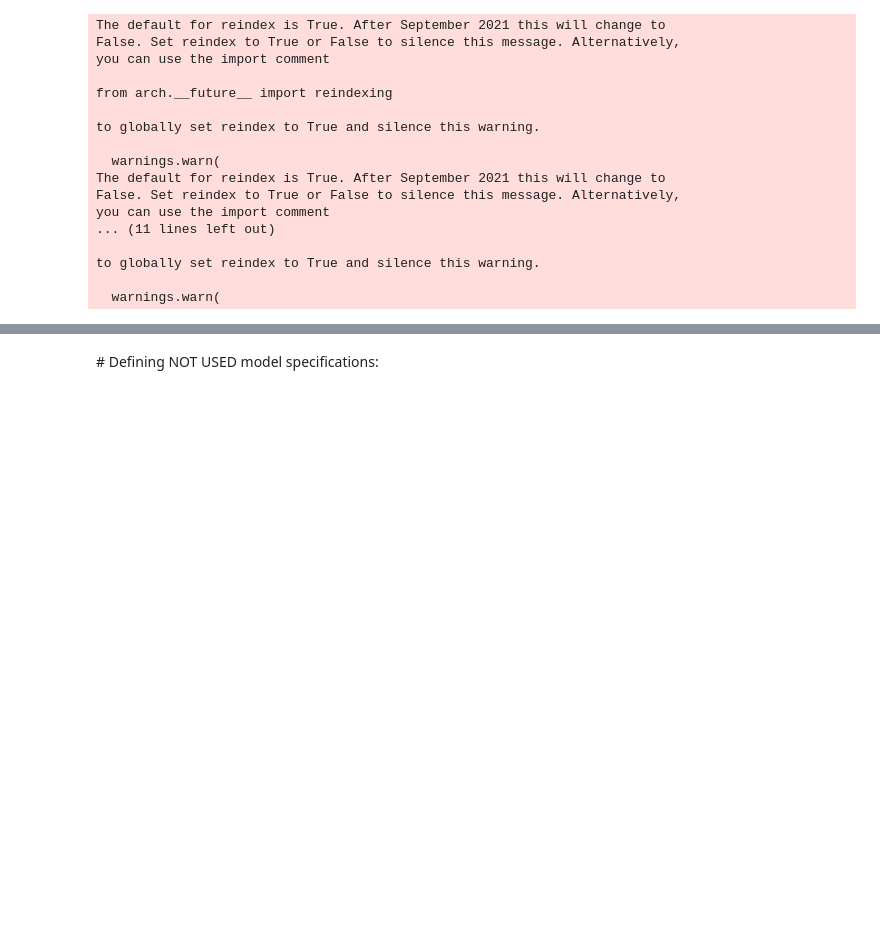
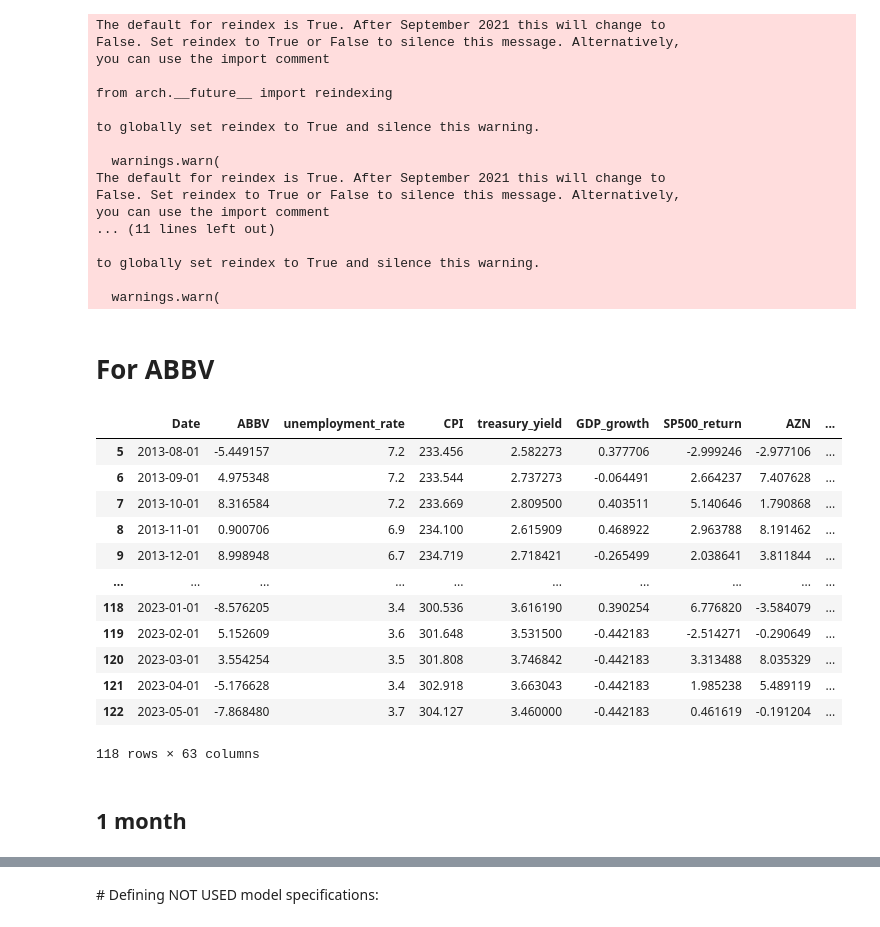
Before and after one commit to TobiPfeiffersGitHub/BSExNovartis_Thesis, a Jupyter notebook: ModelEvaluation/Final_Rolling_GARCH.ipynb, the cells around one changed output, grey strips where cells are left out. Cells and saved outputs as stored; diff of their text form; code cells hidden in the pictures; blank space fills up the shorter version.

Commit message:
xgboost rolling approach + abbv results

```diff
--- a/ModelEvaluation/Final_Rolling_GARCH.ipynb
+++ b/ModelEvaluation/Final_Rolling_GARCH.ipynb
@@ -1262,3 +1262,7 @@ you can use the import comment
 to globally set reindex to True and silence this warning.
 
   warnings.warn(
+# %% [markdown]
+# For ABBV
+# %%
+merged_df = pd.read_csv('merged_df.csv')
@@ -1264,0 +1288,18 @@ to globally set reindex to True and silence this warning.
+# %%
+merged_df
+# %% [output]
+|  | Date | ABBV | unemployment_rate | CPI | treasury_yield | GDP_growth | SP500_return | AZN | ... |
+| 5 | 2013-08-01 | -5.449157 | 7.2 | 233.456 | 2.582273 | 0.377706 | -2.999246 | -2.977106 | ... |
+| 6 | 2013-09-01 | 4.975348 | 7.2 | 233.544 | 2.737273 | -0.064491 | 2.664237 | 7.407628 | ... |
+| 7 | 2013-10-01 | 8.316584 | 7.2 | 233.669 | 2.809500 | 0.403511 | 5.140646 | 1.790868 | ... |
+| 8 | 2013-11-01 | 0.900706 | 6.9 | 234.100 | 2.615909 | 0.468922 | 2.963788 | 8.191462 | ... |
+| 9 | 2013-12-01 | 8.998948 | 6.7 | 234.719 | 2.718421 | -0.265499 | 2.038641 | 3.811844 | ... |
+| ... | ... | ... | ... | ... | ... | ... | ... | ... | ... |
+| 118 | 2023-01-01 | -8.576205 | 3.4 | 300.536 | 3.616190 | 0.390254 | 6.776820 | -3.584079 | ... |
+| 119 | 2023-02-01 | 5.152609 | 3.6 | 301.648 | 3.531500 | -0.442183 | -2.514271 | -0.290649 | ... |
+| 120 | 2023-03-01 | 3.554254 | 3.5 | 301.808 | 3.746842 | -0.442183 | 3.313488 | 8.035329 | ... |
+| 121 | 2023-04-01 | -5.176628 | 3.4 | 302.918 | 3.663043 | -0.442183 | 1.985238 | 5.489119 | ... |
+| 122 | 2023-05-01 | -7.868480 | 3.7 | 304.127 | 3.460000 | -0.442183 | 0.461619 | -0.191204 | ... |
+118 rows × 63 columns
+# %% [markdown]
+## 1 month
```
Also changed, not shown: parts of 11 cells of this notebook.
